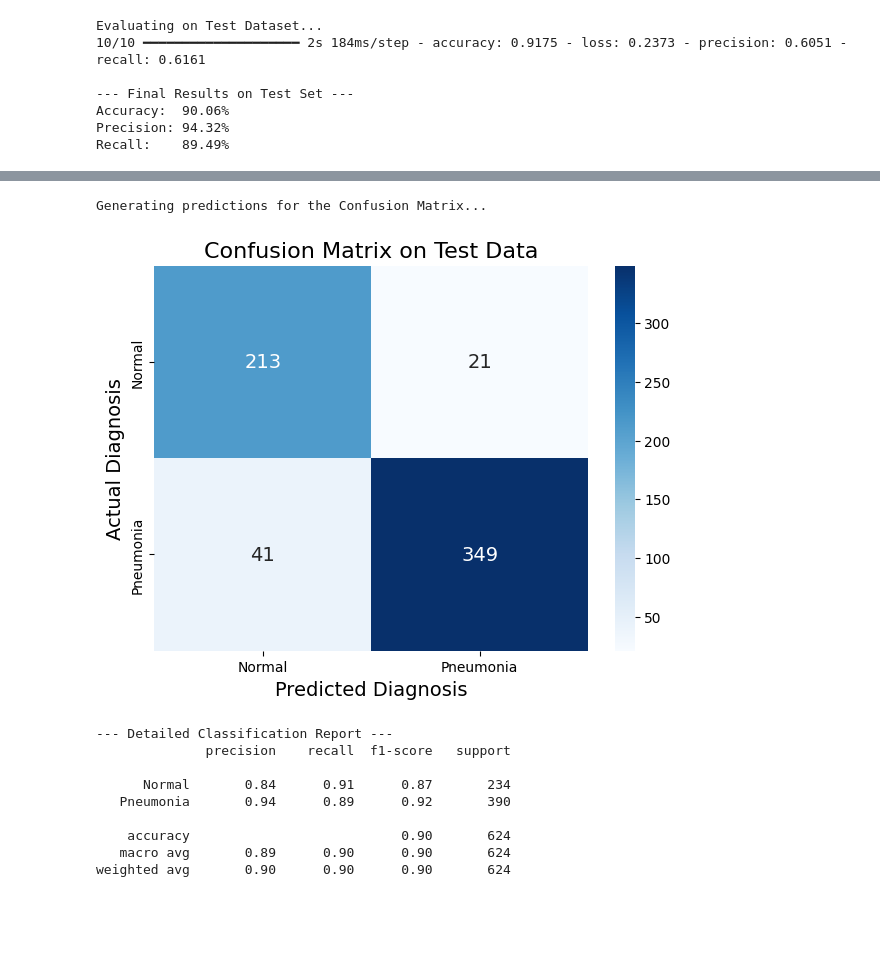
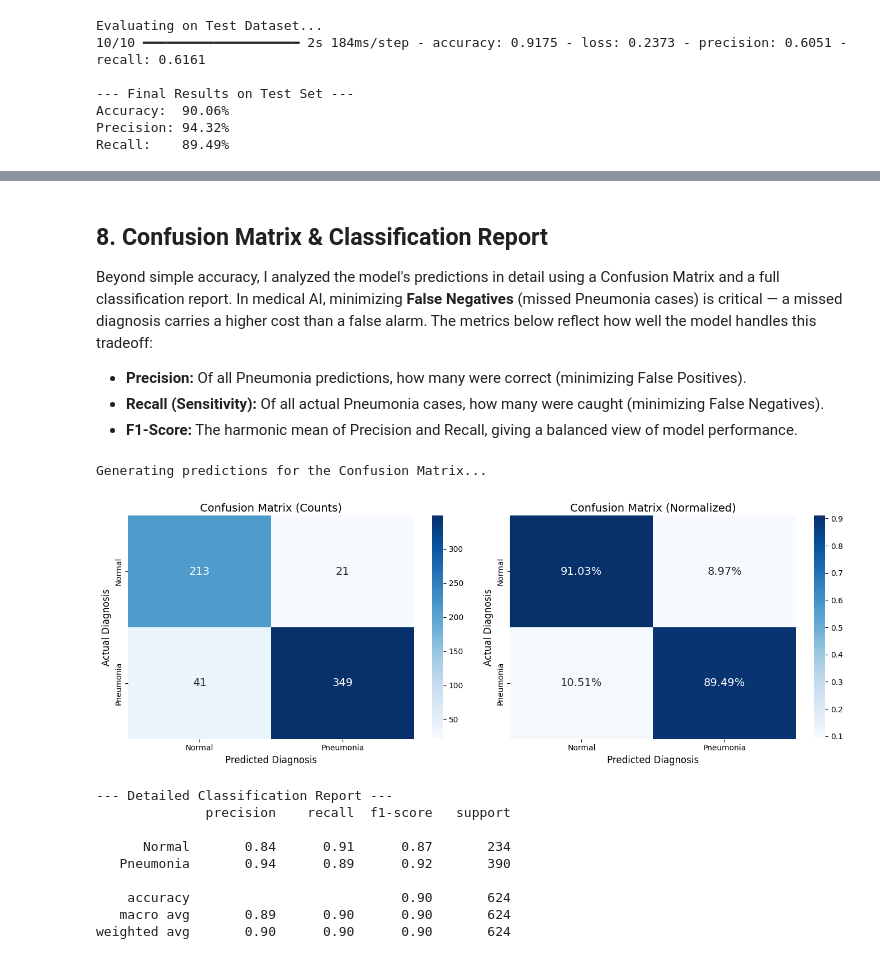
Before and after one commit to TejasML/Pneumonia-Detection, a Jupyter notebook: notebooks/pnuemonia-detection.ipynb, the cells around one changed output, grey strips where cells are left out. Drawn from its saved outputs; the diff is of its cells as text; code cells hidden in the pictures; blank space fills up the shorter version.

```diff
--- a/notebooks/pnuemonia-detection.ipynb
+++ b/notebooks/pnuemonia-detection.ipynb
@@ -292,40 +291,49 @@ This custom CNN demonstrates that a model trained from scratch can effectively d
+# %% [markdown]
+## 8. Confusion Matrix & Classification Report
+Beyond simple accuracy, I analyzed the model's predictions in detail using a Confusion Matrix and a full classification report. In medical AI, minimizing **False Negatives** (missed Pneumonia cases) is critical — a missed diagnosis carries a higher cost than a false alarm. The metrics below reflect how well the model handles this tradeoff:
+
+- **Precision:** Of all Pneumonia predictions, how many were correct (minimizing False Positives).
+- **Recall (Sensitivity):** Of all actual Pneumonia cases, how many were caught (minimizing False Negatives).
+- **F1-Score:** The harmonic mean of Precision and Recall, giving a balanced view of model performance.
 # %%
+test_dataset = test_dataset.unbatch().batch(64)  # resets the iterator
+
 print("Generating predictions for the Confusion Matrix...")
-
-# Get actual labels and model predictions
 y_true = []
 y_pred_probs = []
-
-# Loop through the test dataset
 for images, labels in test_dataset:
     y_true.extend(labels.numpy())
     preds = model.predict(images, verbose=0)
     y_pred_probs.extend(preds)
-
-# Convert probabilities to binary predictions (0 for Normal, 1 for Pneumonia)
 y_true = np.array(y_true)
-y_pred = (np.array(y_pred_probs) > 0.5).astype(int)
-
-# Create the Confusion Matrix
+y_pred_probs = np.array(y_pred_probs).flatten()
+y_pred = (y_pred_probs > 0.5).astype(int)
 cm = confusion_matrix(y_true, y_pred)
-
-# Plot the Confusion Matrix
-plt.figure(figsize=(7, 5))
-sns.heatmap(cm, annot=True, fmt='d', cmap='Blues',
+cm_norm = cm.astype('float') / cm.sum(axis=1, keepdims=True)
+fig, axes = plt.subplots(1, 2, figsize=(14, 5))
+# Raw counts
+sns.heatmap(cm, annot=True, fmt='d', cmap='Blues', ax=axes[0],
             xticklabels=['Normal', 'Pneumonia'],
             yticklabels=['Normal', 'Pneumonia'],
             annot_kws={"size": 14})
-plt.title('Confusion Matrix on Test Data', fontsize=16)
-plt.ylabel('Actual Diagnosis', fontsize=14)
-plt.xlabel('Predicted Diagnosis', fontsize=14)
+axes[0].set_title('Confusion Matrix (Counts)', fontsize=14)
+axes[0].set_ylabel('Actual Diagnosis', fontsize=12)
+axes[0].set_xlabel('Predicted Diagnosis', fontsize=12)
+# Normalized
+sns.heatmap(cm_norm, annot=True, fmt='.2%', cmap='Blues', ax=axes[1],
+            xticklabels=['Normal', 'Pneumonia'],
+            yticklabels=['Normal', 'Pneumonia'],
+            annot_kws={"size": 14})
+axes[1].set_title('Confusion Matrix (Normalized)', fontsize=14)
+axes[1].set_ylabel('Actual Diagnosis', fontsize=12)
+axes[1].set_xlabel('Predicted Diagnosis', fontsize=12)
+plt.tight_layout()
 plt.show()
-
-# Print the detailed classification report
 print("\n--- Detailed Classification Report ---")
 print(classification_report(y_true, y_pred, target_names=['Normal', 'Pneumonia']))
 # %% [output]
 Generating predictions for the Confusion Matrix...
-[figure, old version]
+[figure, new version]
 --- Detailed Classification Report ---
               precision    recall  f1-score   support
 
```
Also changed, not shown: parts of 11 cells of this notebook, 12 other files.
